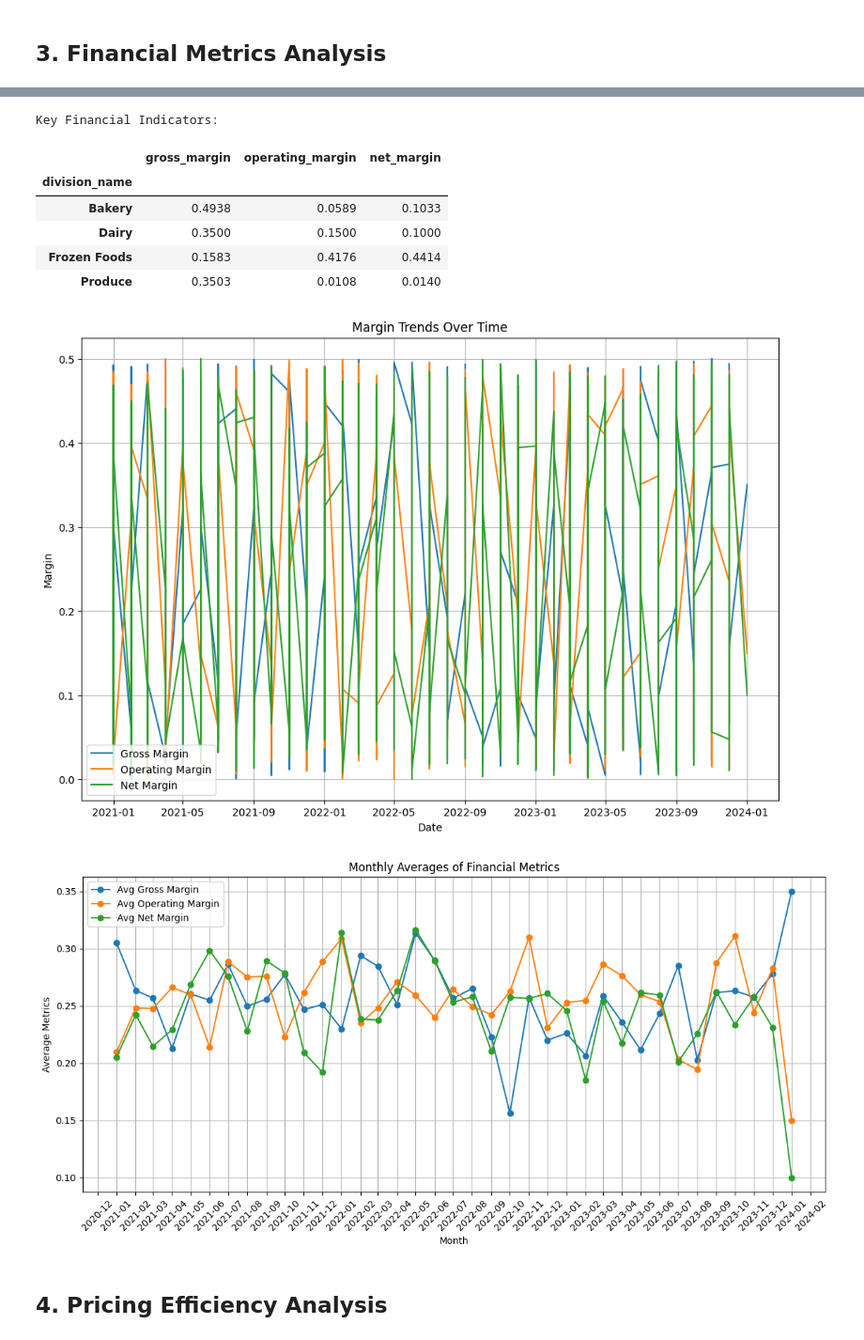
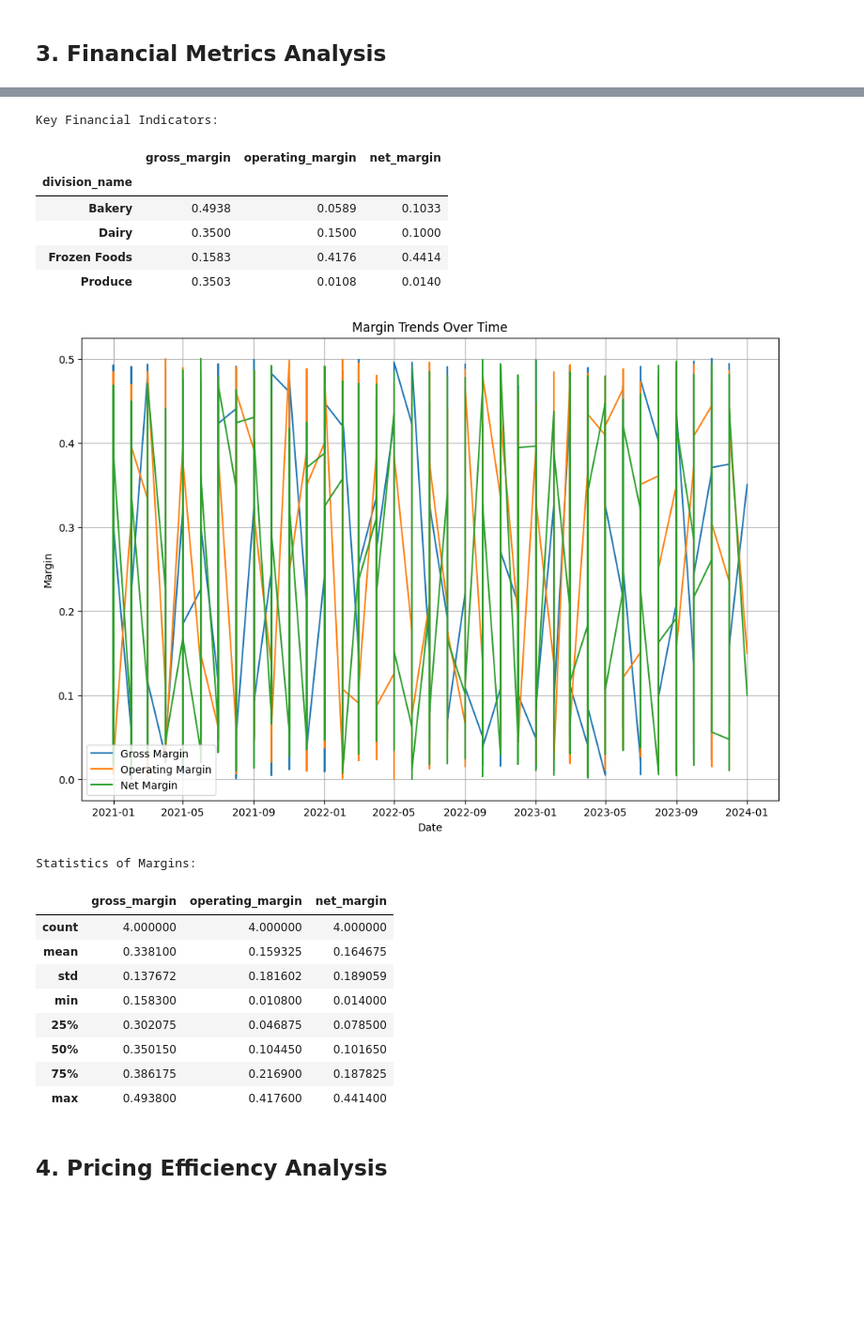
Before and after one commit to ditola/financialAgent, a Jupyter notebook: analyze_financial_data.ipynb, the cells around one changed output, grey strips where cells are left out. Shown: that part at 94% size. Cells and saved outputs as stored; diff of their text form; code cells hidden in the pictures; blank space fills up the shorter version.

```diff
--- a/analyze_financial_data.ipynb
+++ b/analyze_financial_data.ipynb
@@ -389,67 +388,48 @@ display(latest_metrics[['gross_margin', 'operating_margin', 'net_margin']])
 
 # Plot trends
 plt.figure(figsize=(12, 8))
 for metric in ['gross_margin', 'operating_margin', 'net_margin']:
     plt.plot(metrics_df['date'], metrics_df[metric], label=metric.replace('_', ' ').title())
 
 plt.title('Margin Trends Over Time')
 plt.xlabel('Date')
 plt.ylabel('Margin')
 plt.legend()
 plt.grid(True)
 plt.show()
 
-def get_monthly_averages():
-    query = """
-    SELECT
-        DATE_TRUNC('month', fm.date) AS month,
-        AVG(fm.gross_margin) AS avg_gross_margin,
-        AVG(fm.operating_margin) AS avg_operating_margin,
-        AVG(fm.net_margin) AS avg_net_margin
-    FROM FinancialMetrics fm
-    GROUP BY month
-    ORDER BY month;
-    """
-    conn = connect_db()
-    df = pd.read_sql_query(query, conn)
-    return df
+# Calculate statistics of margins
+margin_stats = latest_metrics[['gross_margin', 'operating_margin', 'net_margin']].describe()
 
-# Get monthly averages
-monthly_avg_df = get_monthly_averages()
-
-# Plotting seasonality
-plt.figure(figsize=(12, 6))
-plt.plot(monthly_avg_df['month'], monthly_avg_df['avg_gross_margin'], label='Avg Gross Margin', marker='o')
-plt.plot(monthly_avg_df['month'], monthly_avg_df['avg_operating_margin'], label='Avg Operating Margin', marker='o')
-plt.plot(monthly_avg_df['month'], monthly_avg_df['avg_net_margin'], label='Avg Net Margin', marker='o')
-
-plt.title('Monthly Averages of Financial Metrics')
-plt.xlabel('Month')
-plt.ylabel('Average Metrics')
-plt.xticks(rotation=45)
-plt.gca().xaxis.set_major_locator(mdates.MonthLocator())
-plt.gca().xaxis.set_major_formatter(mdates.DateFormatter('%Y-%m'))
-plt.legend()
-plt.grid(True)
-plt.tight_layout()
-plt.show()
+# Display statistics
+print("\nStatistics of Margins:")
+display(margin_stats)
 # %% [output]
 Recent Financial Metrics:
 |  | division_name | date | gross_margin | operating_margin | net_margin | return_on_assets | ... |
 | 0 | Dairy | 2024-01-01 | 0.3500 | 0.1500 | 0.1000 | 0.2300 | ... |
 | 1 | Dairy | 2024-01-01 | 0.3500 | 0.1500 | 0.1000 | 0.1100 | ... |
 | 2 | Frozen Foods | 2023-12-01 | 0.1583 | 0.4176 | 0.4414 | 0.2265 | ... |
 | 3 | Frozen Foods | 2023-12-01 | 0.0802 | 0.4617 | 0.2855 | 0.2486 | ... |
 | 4 | Frozen Foods | 2023-12-01 | 0.2212 | 0.1130 | 0.3476 | 0.2224 | ... |
 Key Financial Indicators:
 |  | gross_margin | operating_margin | net_margin |
 | division_name |  |  |  |
 | Bakery | 0.4938 | 0.0589 | 0.1033 |
 | Dairy | 0.3500 | 0.1500 | 0.1000 |
 | Frozen Foods | 0.1583 | 0.4176 | 0.4414 |
 | Produce | 0.3503 | 0.0108 | 0.0140 |
 [figure]
-[figure, removed]
+Statistics of Margins:
+|  | gross_margin | operating_margin | net_margin |
+| count | 4.000000 | 4.000000 | 4.000000 |
+| mean | 0.338100 | 0.159325 | 0.164675 |
+| std | 0.137672 | 0.181602 | 0.189059 |
+| min | 0.158300 | 0.010800 | 0.014000 |
+| 25% | 0.302075 | 0.046875 | 0.078500 |
+| 50% | 0.350150 | 0.104450 | 0.101650 |
+| 75% | 0.386175 | 0.216900 | 0.187825 |
+| max | 0.493800 | 0.417600 | 0.441400 |
 # %% [markdown]
 ## 4. Pricing Efficiency Analysis
 # %%
```
Also changed, not shown: parts of 2 cells of this notebook, 1 other file.
